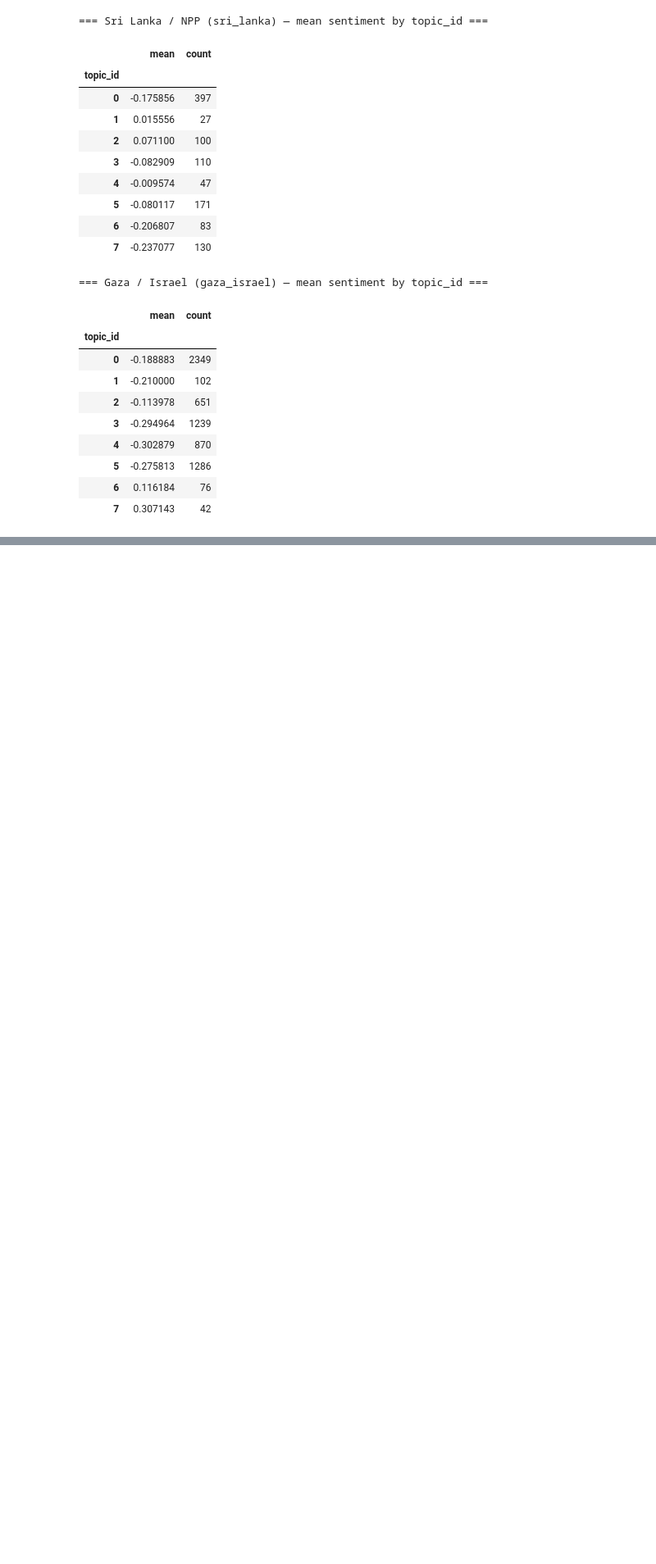
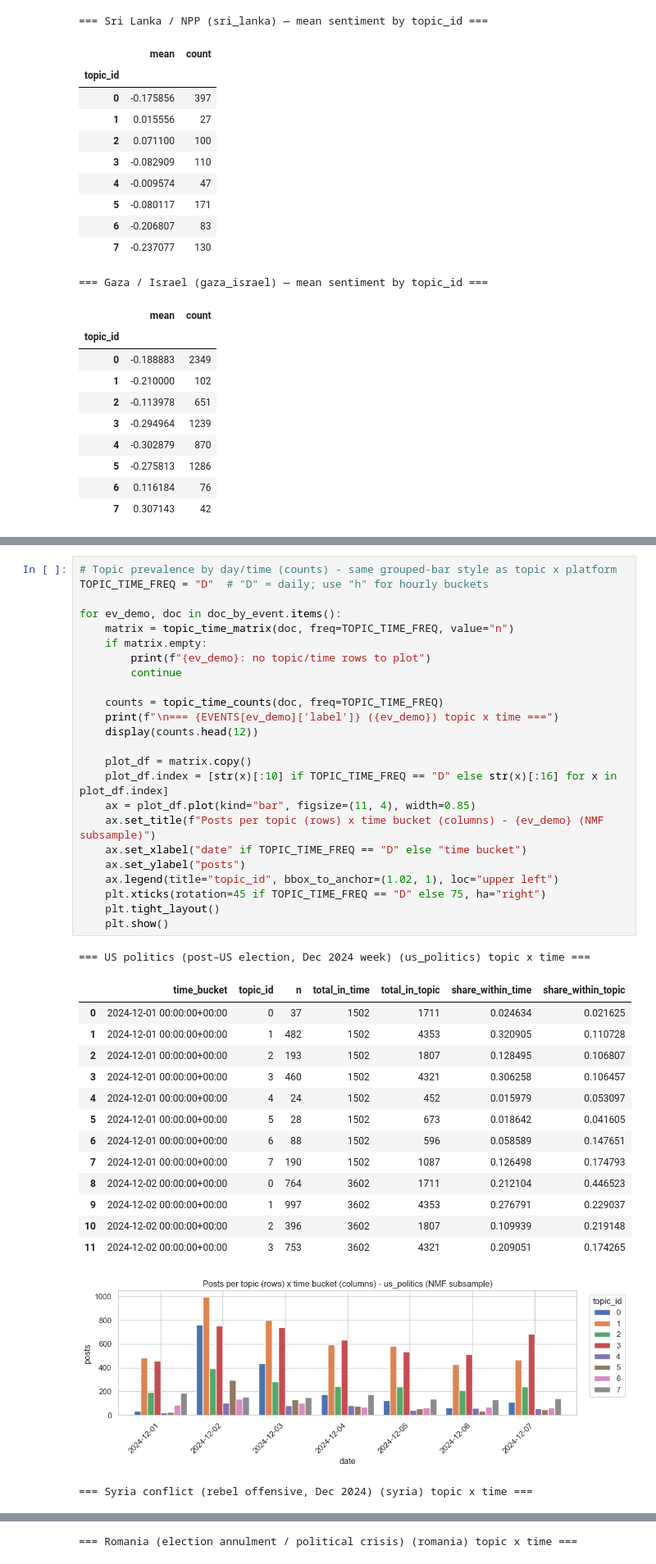
Before and after one commit to timashan/apst-exorde, a Jupyter notebook: topic_modeling_sensitivity.ipynb, the cells around one changed output, grey strips where cells are left out. Shown at 82% size. Drawn from its saved outputs; the diff is of its cells as text; blank space fills up the shorter version.

```diff
--- a/topic_modeling_sensitivity.ipynb
+++ b/topic_modeling_sensitivity.ipynb
@@ -219,0 +224,41 @@ for ev_demo, doc in doc_by_event.items():
+# %%
+# Topic prevalence by day/time (counts) - same grouped-bar style as topic x platform
+TOPIC_TIME_FREQ = "D"  # "D" = daily; use "h" for hourly buckets
+
+for ev_demo, doc in doc_by_event.items():
+    matrix = topic_time_matrix(doc, freq=TOPIC_TIME_FREQ, value="n")
+    if matrix.empty:
+        print(f"{ev_demo}: no topic/time rows to plot")
+        continue
+
+    counts = topic_time_counts(doc, freq=TOPIC_TIME_FREQ)
+    print(f"\n=== {EVENTS[ev_demo]['label']} ({ev_demo}) topic x time ===")
+    display(counts.head(12))
+
+    plot_df = matrix.copy()
+    plot_df.index = [str(x)[:10] if TOPIC_TIME_FREQ == "D" else str(x)[:16] for x in plot_df.index]
+    ax = plot_df.plot(kind="bar", figsize=(11, 4), width=0.85)
+    ax.set_title(f"Posts per topic (rows) x time bucket (columns) - {ev_demo} (NMF subsample)")
+    ax.set_xlabel("date" if TOPIC_TIME_FREQ == "D" else "time bucket")
+    ax.set_ylabel("posts")
+    ax.legend(title="topic_id", bbox_to_anchor=(1.02, 1), loc="upper left")
+    plt.xticks(rotation=45 if TOPIC_TIME_FREQ == "D" else 75, ha="right")
+    plt.tight_layout()
+    plt.show()
+# %% [output]
+=== US politics (post–US election, Dec 2024 week) (us_politics) topic x time ===
+|  | time_bucket | topic_id | n | total_in_time | total_in_topic | share_within_time | share_within_topic |
+| 0 | 2024-12-01 00:00:00+00:00 | 0 | 37 | 1502 | 1711 | 0.024634 | 0.021625 |
+| 1 | 2024-12-01 00:00:00+00:00 | 1 | 482 | 1502 | 4353 | 0.320905 | 0.110728 |
+| 2 | 2024-12-01 00:00:00+00:00 | 2 | 193 | 1502 | 1807 | 0.128495 | 0.106807 |
+| 3 | 2024-12-01 00:00:00+00:00 | 3 | 460 | 1502 | 4321 | 0.306258 | 0.106457 |
+| 4 | 2024-12-01 00:00:00+00:00 | 4 | 24 | 1502 | 452 | 0.015979 | 0.053097 |
+| 5 | 2024-12-01 00:00:00+00:00 | 5 | 28 | 1502 | 673 | 0.018642 | 0.041605 |
+| 6 | 2024-12-01 00:00:00+00:00 | 6 | 88 | 1502 | 596 | 0.058589 | 0.147651 |
+| 7 | 2024-12-01 00:00:00+00:00 | 7 | 190 | 1502 | 1087 | 0.126498 | 0.174793 |
+| 8 | 2024-12-02 00:00:00+00:00 | 0 | 764 | 3602 | 1711 | 0.212104 | 0.446523 |
+| 9 | 2024-12-02 00:00:00+00:00 | 1 | 997 | 3602 | 4353 | 0.276791 | 0.229037 |
+| 10 | 2024-12-02 00:00:00+00:00 | 2 | 396 | 3602 | 1807 | 0.109939 | 0.219148 |
+| 11 | 2024-12-02 00:00:00+00:00 | 3 | 753 | 3602 | 4321 | 0.209051 | 0.174265 |
+[figure, added]
+=== Syria conflict (rebel offensive, Dec 2024) (syria) topic x time ===
@@ -219,0 +279 @@ for ev_demo, doc in doc_by_event.items():
+=== Romania (election annulment / political crisis) (romania) topic x time ===
```
Also changed, not shown: parts of 6 cells of this notebook, 4 other files.
